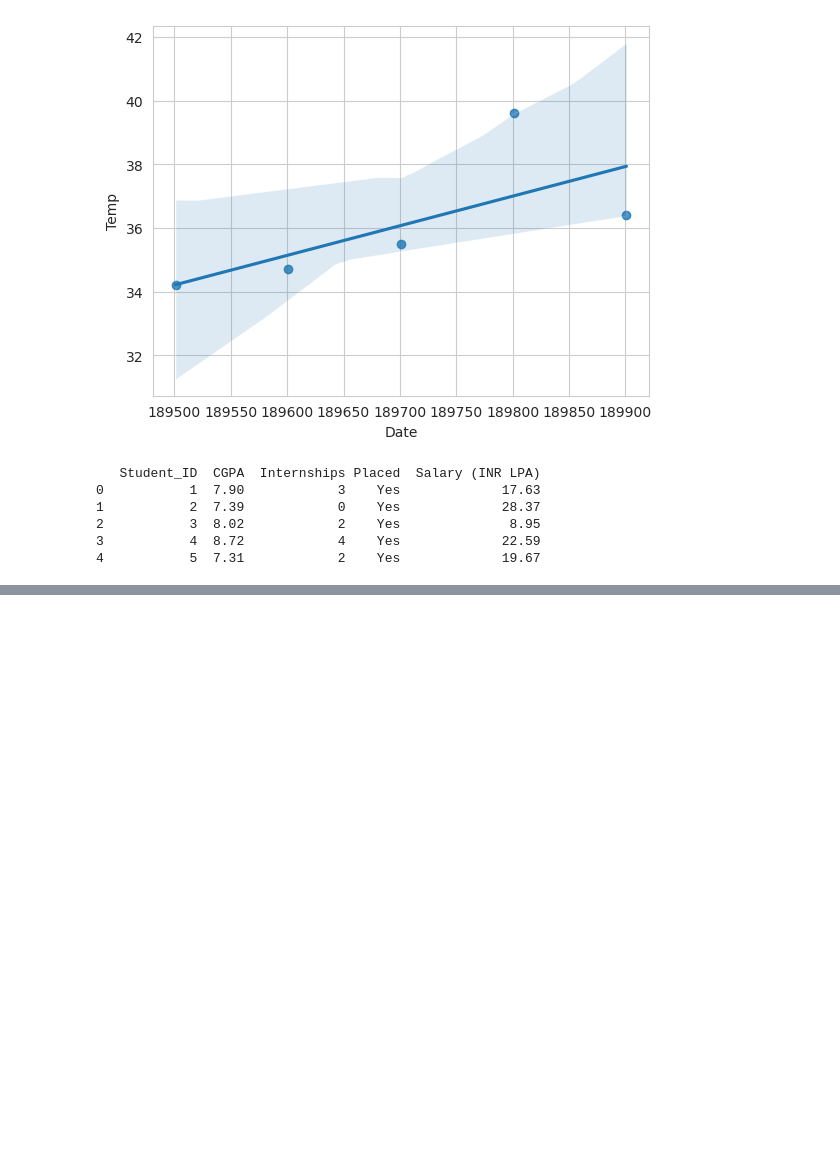
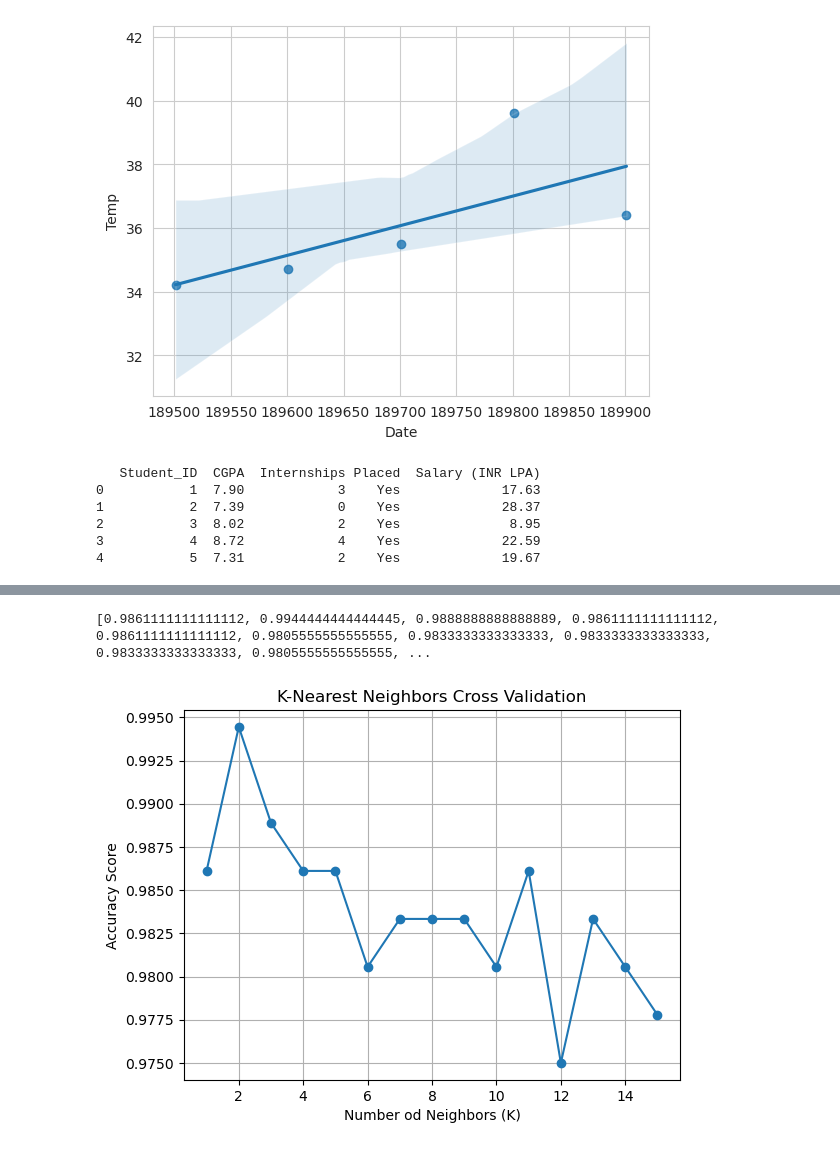
Before and after one commit to Always-Amulya7/TheADS_Repo, a Jupyter notebook: B.Tech Journey/3rd Year/6th Semester/PFCD2_2341019456/Lab Work.ipynb, the cells around one changed output, grey strips where cells are left out. Drawn from its saved outputs; the diff is of its cells as text; code cells hidden in the pictures; blank space fills up the shorter version.

```diff
--- a/B.Tech Journey/3rd Year/6th Semester/PFCD2_2341019456/Lab Work.ipynb
+++ b/B.Tech Journey/3rd Year/6th Semester/PFCD2_2341019456/Lab Work.ipynb
@@ -1554,0 +661,21 @@ wordcloud.to_image().show()
+# %%
+# Split dataset into training and testing sets
+x_train, x_test, y_train, y_test = train_test_split(digits.data, digits.target, random_state=11, test_size=0.2)
+
+# Print shape of the datasets
+print("Training data shape: ",x_train.shape)
+print("Testing data shape: ",x_test.shape)
+print("Training labels shape: ",y_train.shape)
+print("Testing labels shape: ",y_test.shape)
+
+# Train and evaluate KNN model
+knn = KNeighborsClassifier()
+knn.fit(x_train, y_train)
+pred = knn.predict(x_test)
+
+# Print first 20 predictions
+print("Predictions: ", pred[:20])
+print("Expectations: ", y_test[:20])
+
+# Print Model Accuracy
+print("Model Accuracy: ",knn.score(x_test,y_test))
@@ -1554,0 +690,19 @@ wordcloud.to_image().show()
+# %%
+# Find optimal K using Cross Validation
+scores=[]
+for i in range(1,16):
+    knn=KNeighborsClassifier(n_neighbors=i)
+    knn.fit(x_train,y_train)
+    scores.append(knn.score(x_test,y_test))
+print(scores,"\n")
+
+# Plot accuracy vs K values
+plt.plot(range(1,16),scores,marker='o')
+plt.xlabel("Number od Neighbors (K)")
+plt.ylabel("Accuracy Score")
+plt.title("K-Nearest Neighbors Cross Validation")
+plt.grid(True)
+plt.show()
+# %% [output]
+[0.9861111111111112, 0.9944444444444445, 0.9888888888888889, 0.9861111111111112, 0.9861111111111112, 0.9805555555555555, 0.9833333333333333, 0.9833333333333333, 0.9833333333333333, 0.9805555555555555, ...
+[figure, added]
```
Also changed, not shown: parts of 94 cells of this notebook, 37 other files.
